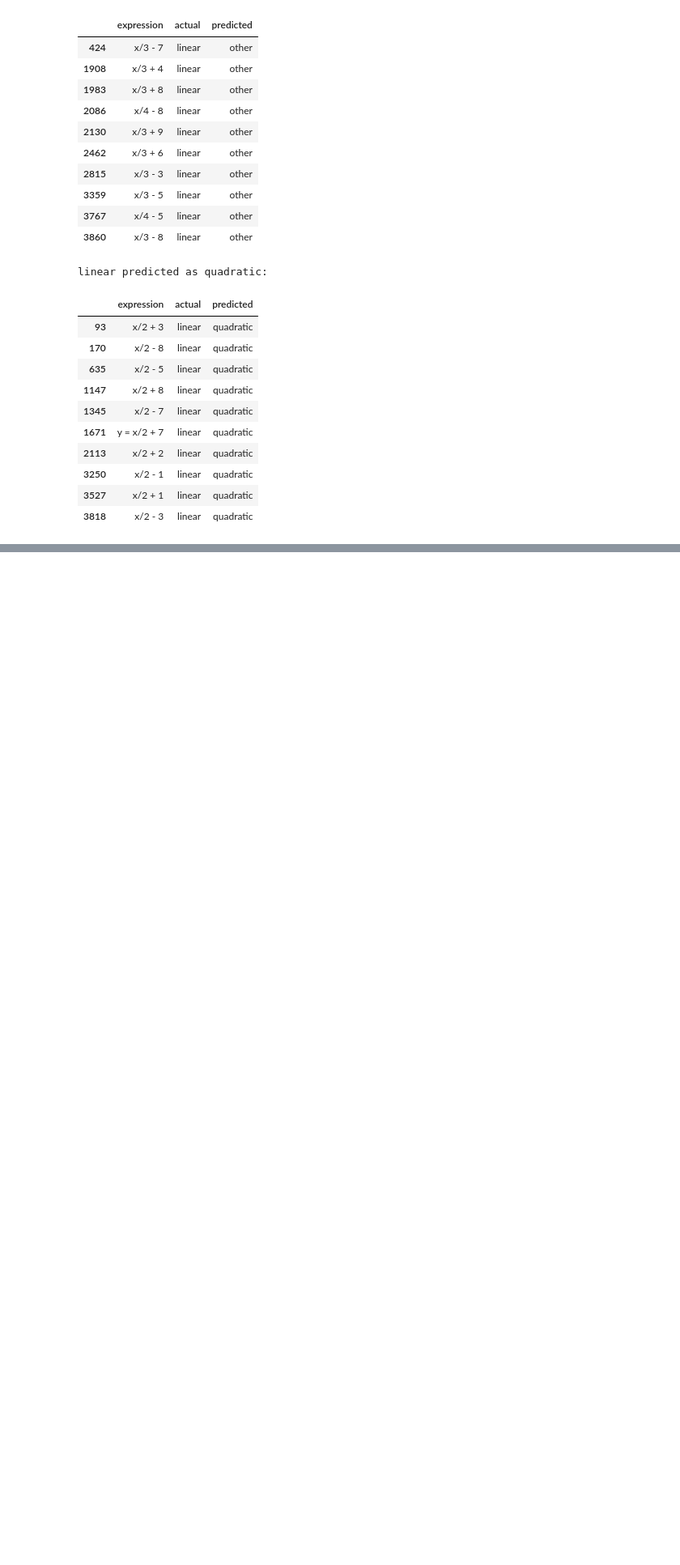
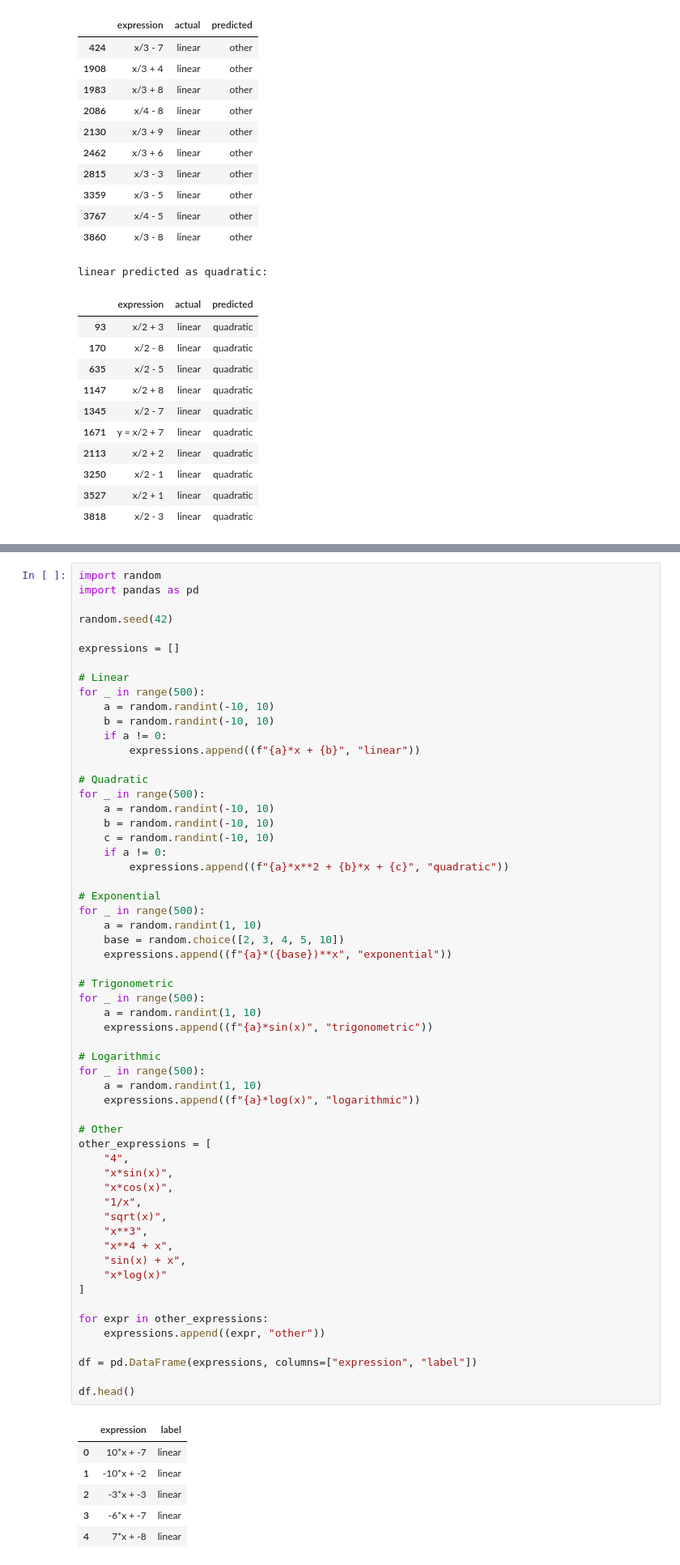
Before and after one commit to Sarahnjunge/math-visualizer, a Jupyter notebook: math_visualizer.ipynb, the cells around one changed output, grey strips where cells are left out. Shown at 81% size. Drawn from its saved outputs; the diff is of its cells as text; blank space fills up the shorter version.

```diff
--- a/math_visualizer.ipynb
+++ b/math_visualizer.ipynb
@@ -871,0 +958,65 @@ The model's mistakes are not completely random — they're concentrated in a few
+# %%
+import random
+import pandas as pd
+
+random.seed(42)
+
+expressions = []
+
+# Linear
+for _ in range(500):
+    a = random.randint(-10, 10)
+    b = random.randint(-10, 10)
+    if a != 0:
+        expressions.append((f"{a}*x + {b}", "linear"))
+
+# Quadratic
+for _ in range(500):
+    a = random.randint(-10, 10)
+    b = random.randint(-10, 10)
+    c = random.randint(-10, 10)
+    if a != 0:
+        expressions.append((f"{a}*x**2 + {b}*x + {c}", "quadratic"))
+
+# Exponential
+for _ in range(500):
+    a = random.randint(1, 10)
+    base = random.choice([2, 3, 4, 5, 10])
+    expressions.append((f"{a}*({base})**x", "exponential"))
+
+# Trigonometric
+for _ in range(500):
+    a = random.randint(1, 10)
+    expressions.append((f"{a}*sin(x)", "trigonometric"))
+
+# Logarithmic
+for _ in range(500):
+    a = random.randint(1, 10)
+    expressions.append((f"{a}*log(x)", "logarithmic"))
+
+# Other
+other_expressions = [
+    "4",
+    "x*sin(x)",
+    "x*cos(x)",
+    "1/x",
+    "sqrt(x)",
+    "x**3",
+    "x**4 + x",
+    "sin(x) + x",
+    "x*log(x)"
+]
+
+for expr in other_expressions:
+    expressions.append((expr, "other"))
+
+df = pd.DataFrame(expressions, columns=["expression", "label"])
+
+df.head()
+# %% [output]
+|  | expression | label |
+| 0 | 10*x + -7 | linear |
+| 1 | -10*x + -2 | linear |
+| 2 | -3*x + -3 | linear |
+| 3 | -6*x + -7 | linear |
+| 4 | 7*x + -8 | linear |
```
Also changed, not shown: parts of 5 cells of this notebook.
